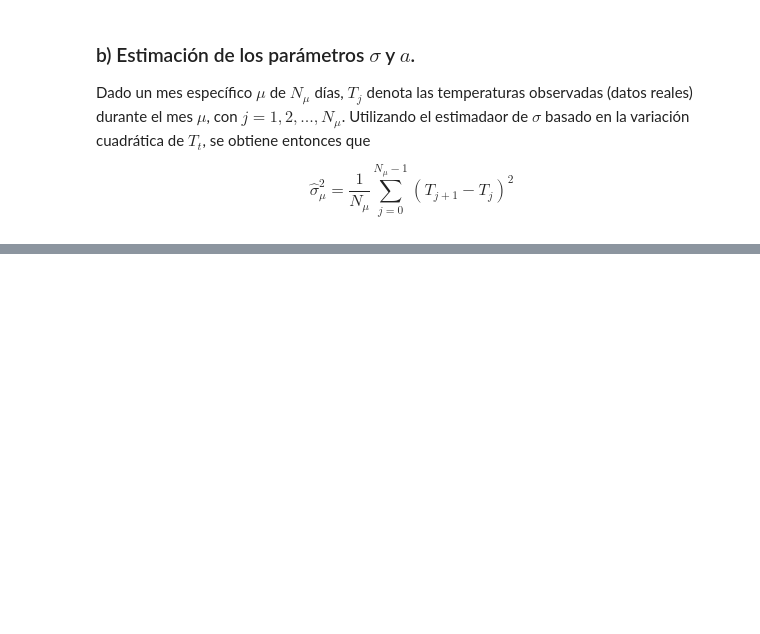
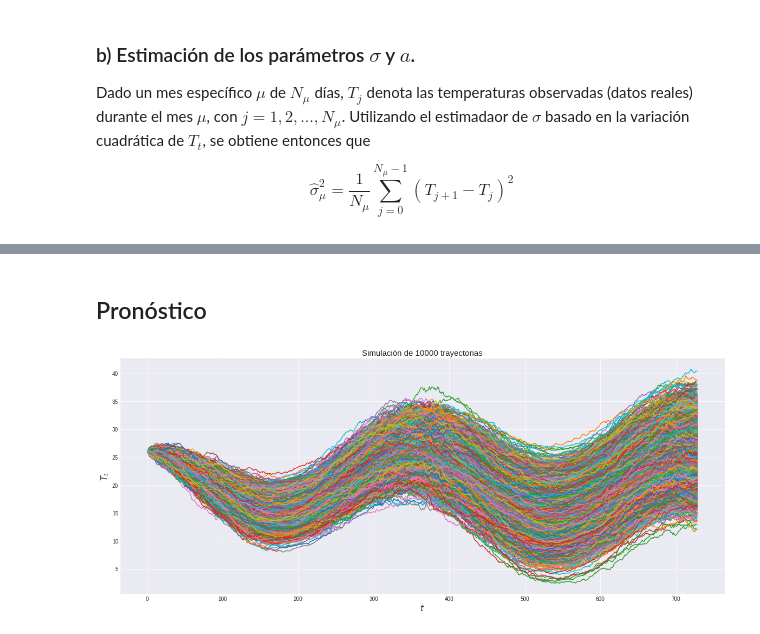
Before and after one commit to scardenol/proc_est2, a Jupyter notebook: P3.ipynb, the cells around one changed output, grey strips where cells are left out. Cells and saved outputs as stored; diff of their text form; code cells hidden in the pictures; blank space fills up the shorter version.

```diff
--- a/P3.ipynb
+++ b/P3.ipynb
@@ -275,0 +364,45 @@ Yi = (Tm-train)/S2
+# %% [markdown]
+## Pronóstico
+# %%
+# Pronóstico de los datos de test
+
+l = 10000 # número de simulaciones
+p = len(test) # número de observaciones
+
+# Delta Tm
+T = np.linspace(0, p, num = p) # Intervalo equiespaciado de tiempo
+dTm = B_hat + omg*C_hat*np.cos(omg*T + abs(phi_hat))
+
+# Tm
+Tm = A_hat + B_hat*T + C_hat*np.sin(omg*T + abs(phi_hat))
+Tm = pd.Series(Tm, index=test.index)
+
+X_hat = np.zeros((l,p))
+dt = 1/p # Delta de t de la solución discreta
+T = np.linspace(dt, 1, p) # Intervalo equiespaciado en [0,1]
+
+A = A_hat
+B = B_hat
+C = C_hat
+phi = phi_hat
+omega = omg
+sigma = np.sqrt(S2)
+a = a_hatn
+
+X0 = train[-1] # Valor inicial
+
+plt.figure(figsize=(20,8))
+for sim in range(l): # Ciclo de simulaciones
+  X_hat[sim,0] = X0
+  for t in range(1, p): # Ciclo de observaciones
+    dWt = np.sqrt(dt)*np.random.normal(0,1) # Delta de Bt de la sol. discreta
+    # Solución numérica
+    X_hat[sim, t] =  (X_hat[sim, t-1] - Tm[t-1])*np.exp(-a*dt) + Tm[t] + sigma[t]*dWt
+  plt.plot(p*T, X_hat[sim]);
+
+title = 'Simulación de ' + str(l) + r' trayectorias'
+plt.title(title, fontsize = 15);
+plt.xlabel('$t$', fontsize = 15);
+plt.ylabel('$T_t$', fontsize = 15);
+# %% [output]
+[figure, added]
```
Also changed, not shown: parts of 13 cells of this notebook.
